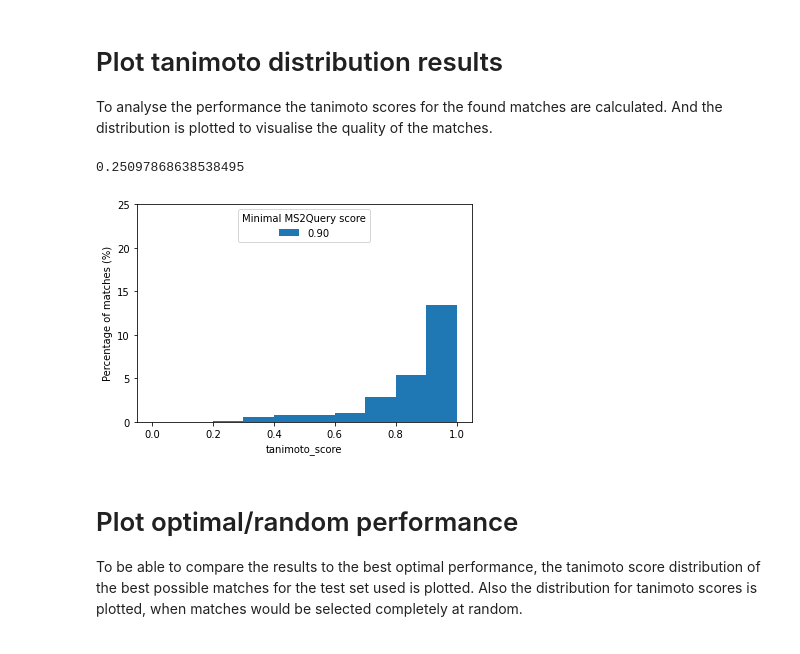
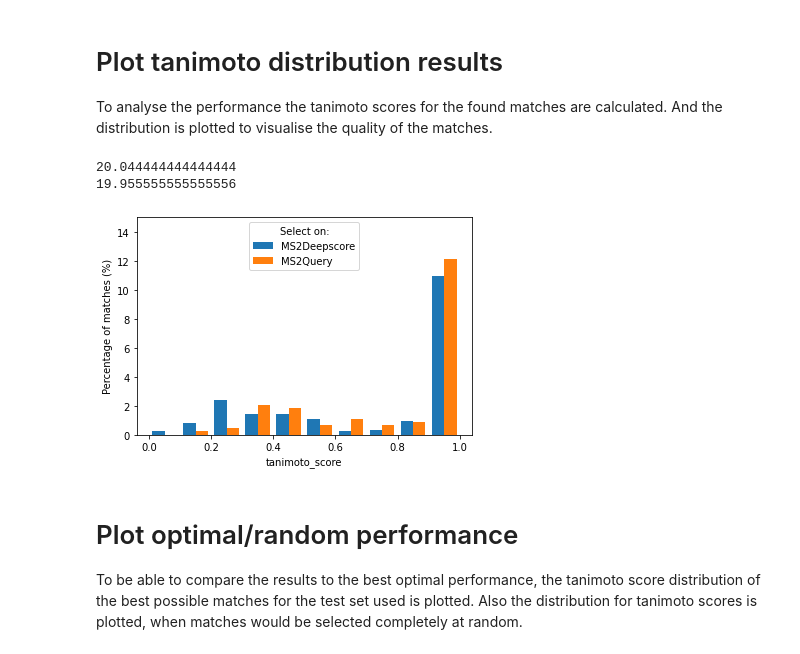
Before and after one commit to iomega/ms2query, a Jupyter notebook: notebooks/Plot_performance_analog_search.ipynb, the cells around one changed output. Cells and saved outputs as stored; diff of their text form; code cells hidden in the pictures.

```diff
--- a/notebooks/Plot_performance_analog_search.ipynb
+++ b/notebooks/Plot_performance_analog_search.ipynb
@@ -56,12 +28,5 @@ Found 5 word(s) missing in the model. Weighted missing percentage not covered by
 from ms2query.utils import load_pickled_file
 
 test_spectra = load_pickled_file("../downloads/gnps_210409/spectra/ALL_GNPS_210409_test_split.pickle")
-test_spectra_without_match = validation_spectra[:2250]
-
-ms2query_model = "../downloads/gnps_210409/train_ms2query_model/ms2query_model_all_scores.hdf5"
-ms2library = MS2Library(sqlite_file, s2v_model_file, ms2ds_model_file, s2v_embeddings_file, ms2ds_embeddings_file)
-print("Calculating all MS2DS scores")
-
-result = ms2library.analog_search(test_spectra_without_match, ms2query_model, preselection_cut_off = 300)
-import pickle
-pickle.dump(result, open("../downloads/gnps_210409/train_ms2query_model/results_with_match_all_scores_test_spectra.pickle", "wb"))
+test_spectra_without_match = test_spectra[:2250]
+# validation_spectra = load_pickled_file("../downloads/gnps_210409/spectra/ALL_GNPS_210409_val_split.pickle")
@@ -126,7 +77,7 @@ def plot_tanimoto_score_distribution_for_ms2query_cut_offs(ms2query_scores_and_t
         print(len(selected_scores)/len(ms2query_scores_and_tanimoto))
         weights = [weight_to_convert_to_percentage] * len(selected_scores)
 
-        plt.hist(selected_scores, bins, label = f"{cut_off:.2f}", weights = weights)
+        plt.hist(selected_scores, bins, label = f"{cut_off:.2f}", weights = weights, histtype = "step")
 
     plt.legend(loc = "upper center", title = legend_title, ncol = 3)
     plt.xlabel("tanimoto_score")
@@ -142,29 +93,30 @@ def compare_tanimoto_score_distribution(ms2query_scores_and_tanimoto, ms2deepsco
     # Select scores for ms2query
     selected_scores_ms2q = [scores[1] for scores in ms2query_scores_and_tanimoto if scores[0] > cut_off_ms2q]
     ms2q_percentage_selected = len(selected_scores_ms2q)/len(ms2query_scores_and_tanimoto)*100
-
+    print(ms2q_percentage_selected)
     weight_to_convert_to_percentage = 100/len(ms2query_scores_and_tanimoto)
     weights_ms2q = [weight_to_convert_to_percentage] * len(selected_scores_ms2q)
 
     # Select scores for ms2ds
     selected_scores_ms2d = [scores[1] for scores in ms2deepscore_scores_and_tanimoto if scores[0] > cut_off_ms2d]
     ms2d_percentage_selected = len(selected_scores_ms2d)/len(ms2deepscore_scores_and_tanimoto)*100
-
+    print(ms2d_percentage_selected)
     weight_to_convert_to_percentage = 100/len(ms2deepscore_scores_and_tanimoto)
     weights_ms2d = [weight_to_convert_to_percentage] * len(selected_scores_ms2d)
 
 
-    plt.hist([selected_scores_ms2q, selected_scores_ms2d], bins, label = [f"MS2Query", "MS2Deepscore"], weights = [weights_ms2q, weights_ms2d])
+    plt.hist([selected_scores_ms2d, selected_scores_ms2q], bins, label = ["MS2Deepscore", "MS2Query"], weights = [weights_ms2d, weights_ms2q])
 
     plt.legend(loc = "upper center", title = "Select on:")
     plt.xlabel("tanimoto_score")
     plt.ylabel("Percentage of matches (%)")
-    plt.ylim(0, 25)
+    plt.ylim(0, 15)
 
     plt.show
 # %%
-results_file = "../downloads/gnps_210409/train_ms2query_model/results_with_match_all_scores.pickle"
-results_test_spectra_file = "../downloads/gnps_210409/train_ms2query_model/results_with_match_all_scores_test_spectra.pickle"
+# results_test_spectra_file = "../downloads/gnps_210409/train_ms2query_model/results_with_match_all_scores_test_spectra.pickle"
+results_test_spectra_file = "../downloads/gnps_210409/train_ms2query_model/results_with_match_all_scores_test_spectra_dropout_reg.pickle"
+
 results = load_pickled_file(results_test_spectra_file)
 
 # Calculate tanimoto scores of found matches based on MS2Query
@@ -174,17 +126,20 @@ ms2query_and_tanimoto = select_best_match_and_calculate_tanimoto_score(
 ms2ds_and_tanimoto = select_best_match_and_calculate_tanimoto_score(
     results, tanimoto_scores_df_file, test_spectra_without_match, sqlite_file, False)
 # %%
-# plot_tanimoto_score_distribution_for_ms2query_cut_offs(ms2query_and_tanimoto, [0,0.5,0.6,0.7,0.8,0.9], "Minimal MS2Query score")
-# plot_tanimoto_score_distribution_for_ms2query_cut_offs(ms2ds_and_tanimoto, [0,0.8,0.9,0.95, 0.97, 0.99], "Minimal MS2Deepscore")
+# plot_tanimoto_score_distribution_for_ms2query_cut_offs(ms2query_and_tanimoto, [0,0.6,0.75,0.9], "Minimal MS2Query score")
+# plot_tanimoto_score_distribution_for_ms2query_cut_offs(ms2ds_and_tanimoto, [0,0.93,0.97, 0.99], "Minimal MS2Deepscore")
 # plot_tanimoto_score_distribution_for_ms2query_cut_offs(ms2query_and_tanimoto, [0.753], "Minimal MS2Query score")
 # plot_tanimoto_score_distribution_for_ms2query_cut_offs(ms2ds_and_tanimoto, [0.9415], "Minimal MS2Deepscore")
-plot_tanimoto_score_distribution_for_ms2query_cut_offs(ms2query_and_tanimoto, [0.903], "Minimal MS2Query score")
+# plot_tanimoto_score_distribution_for_ms2query_cut_offs(ms2query_and_tanimoto, [0.903], "Minimal MS2Query score")
 # plot_tanimoto_score_distribution_for_ms2query_cut_offs(ms2ds_and_tanimoto, [0.9745], "Minimal MS2Deepscore")
-# compare_tanimoto_score_distribution(ms2query_and_tanimoto, ms2ds_and_tanimoto, 0.753, 0.9415)
-# compare_tanimoto_score_distribution(ms2query_and_tanimoto, ms2ds_and_tanimoto, 0.903, 0.9745)
+# compare_tanimoto_score_distribution(ms2query_and_tanimoto, ms2ds_and_tanimoto, 0.619, 0.939)
+# compare_tanimoto_score_distribution(ms2query_and_tanimoto, ms2ds_and_tanimoto, 0.696, 0.958)
+compare_tanimoto_score_distribution(ms2query_and_tanimoto, ms2ds_and_tanimoto, 0.795, 0.9812)
+# compare_tanimoto_score_distribution(ms2query_and_tanimoto, ms2ds_and_tanimoto, 0.896, 0.9935)
 # %% [output]
-0.25097868638538495
+20.044444444444444
+19.955555555555556
-[figure, old version]
+[figure, new version]
 # %% [markdown]
 # Plot optimal/random performance
 To be able to compare the results to the best optimal performance, the tanimoto score distribution of the best possible matches for the test set used is plotted. Also the distribution for tanimoto scores is plotted, when matches would be selected completely at random.
```
Also changed, not shown: parts of 17 cells of this notebook, 2 other files.
